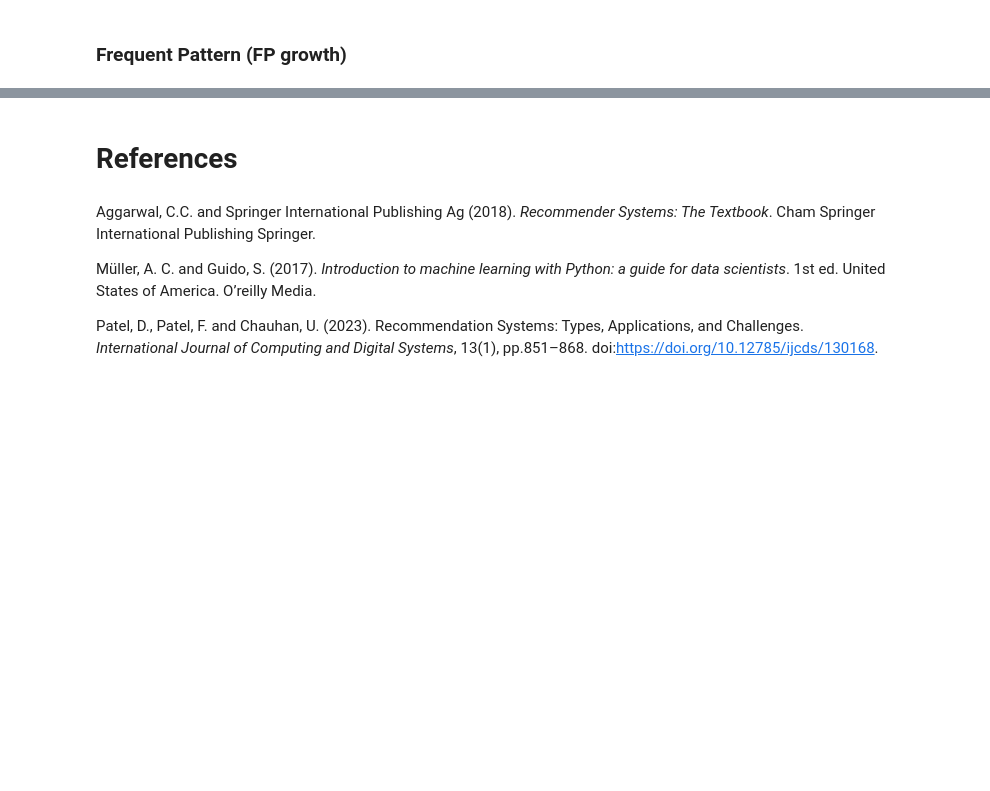
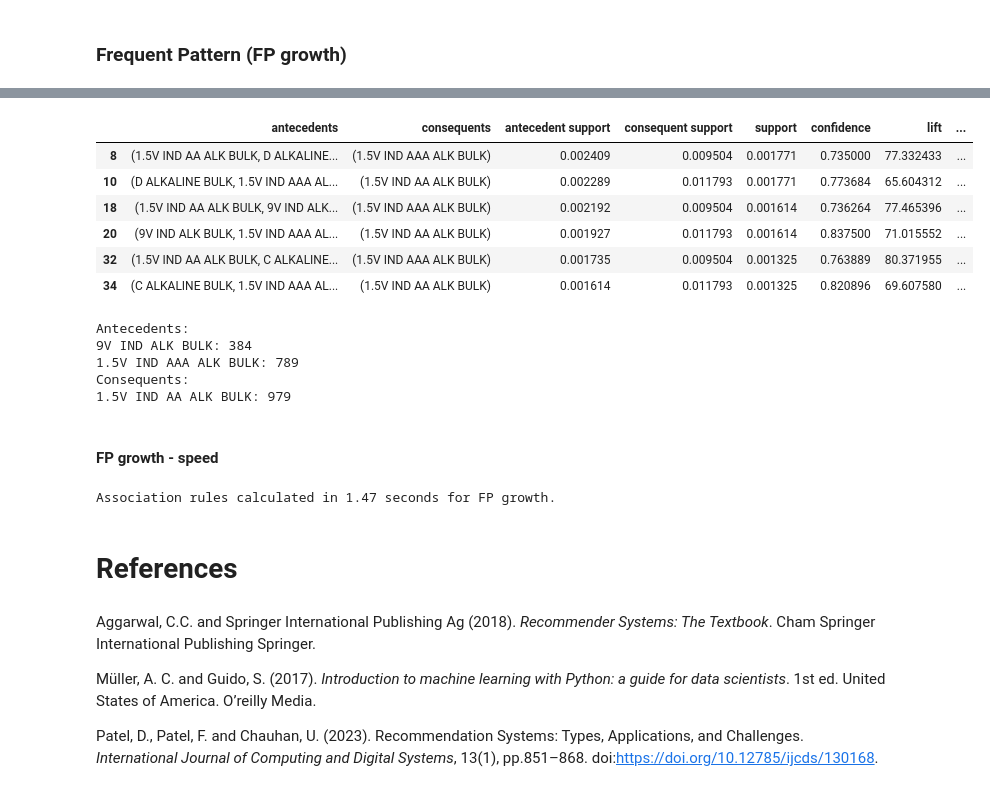
Before and after one commit to Daniela-MB/Recommendation_systems_and_interactive_dashboard, a Jupyter notebook: CA2_integrated_DVT-and-MLB_DanielaBarreto.ipynb, the cells around one changed output, grey strips where cells are left out. Cells and saved outputs as stored; diff of their text form; code cells hidden in the pictures; blank space fills up the shorter version.

Commit message:
FP growth

```diff
--- a/CA2_integrated_DVT-and-MLB_DanielaBarreto.ipynb
+++ b/CA2_integrated_DVT-and-MLB_DanielaBarreto.ipynb
@@ -1012,0 +1040,4 @@ print(basket_ohe['1.5V ALKAL'].sum())
+# %%
+#basket_ohe = basket_ohe.astype(bool)
+frequent_itemsets_fpgrowth = fpgrowth(basket_ohe, min_support = 0.001, use_colnames = True)
+# 0.10 indicting that only itemsets with support greater than or equal to 10% will be consideraded frequent.
@@ -1012,0 +1063,3 @@ print(basket_ohe['1.5V ALKAL'].sum())
+# %%
+rules_fpgrowth = association_rules(frequent_itemsets_fpgrowth, metric = "lift", min_threshold = 0.08)
+rules_fpgrowth.head()
@@ -1013,3 +1073,35 @@ print(basket_ohe['1.5V ALKAL'].sum())
+# %%
+rules_fpgrowth[ (rules_fpgrowth['lift'] >= 5) &
+       (rules_fpgrowth['confidence'] >= 0.7)]
+# %% [output]
+|  | antecedents | consequents | antecedent support | consequent support | support | confidence | lift | ... |
+| 8 | (1.5V IND AA ALK BULK, D ALKALINE... | (1.5V IND AAA ALK BULK) | 0.002409 | 0.009504 | 0.001771 | 0.735000 | 77.332433 | ... |
+| 10 | (D ALKALINE BULK, 1.5V IND AAA AL... | (1.5V IND AA ALK BULK) | 0.002289 | 0.011793 | 0.001771 | 0.773684 | 65.604312 | ... |
+| 18 | (1.5V IND AA ALK BULK, 9V IND ALK... | (1.5V IND AAA ALK BULK) | 0.002192 | 0.009504 | 0.001614 | 0.736264 | 77.465396 | ... |
+| 20 | (9V IND ALK BULK, 1.5V IND AAA AL... | (1.5V IND AA ALK BULK) | 0.001927 | 0.011793 | 0.001614 | 0.837500 | 71.015552 | ... |
+| 32 | (1.5V IND AA ALK BULK, C ALKALINE... | (1.5V IND AAA ALK BULK) | 0.001735 | 0.009504 | 0.001325 | 0.763889 | 80.371955 | ... |
+| 34 | (C ALKALINE BULK, 1.5V IND AAA AL... | (1.5V IND AA ALK BULK) | 0.001614 | 0.011793 | 0.001325 | 0.820896 | 69.607580 | ... |
+# %%
+print(f"Antecedents:\n9V IND ALK BULK: {basket_ohe['9V IND ALK BULK'].sum()}\n1.5V IND AAA ALK BULK: {basket_ohe['1.5V IND AAA ALK BULK'].sum()}\nConsequents:\n1.5V IND AA ALK BULK: {basket_ohe['1.5V IND AA ALK BULK'].sum()}")
+# %% [output]
+Antecedents:
+9V IND ALK BULK: 384
+1.5V IND AAA ALK BULK: 789
+Consequents:
+1.5V IND AA ALK BULK: 979
+# %% [markdown]
+#### FP growth - speed
+# %%
+start_time = time.time()
+# Calculate the frequent itemsets by calling the apriori method
+frequent_itemsets_fpgrowth = fpgrowth(basket_ohe, min_support=0.001, use_colnames=True)
+# Calculate association rules
+rules_fpgrowth = association_rules(frequent_itemsets_fpgrowth, metric="confidence", min_threshold=0.7)
+end_time = time.time()
+calculation_time = end_time - start_time
+print("Association rules calculated in {:.2f} seconds for FP growth.".format(calculation_time))
+# %% [output]
+Association rules calculated in 1.47 seconds for FP growth.
 # %% [markdown]
 # References
 # %% [markdown]
```
Also changed, not shown: parts of 20 cells of this notebook.
